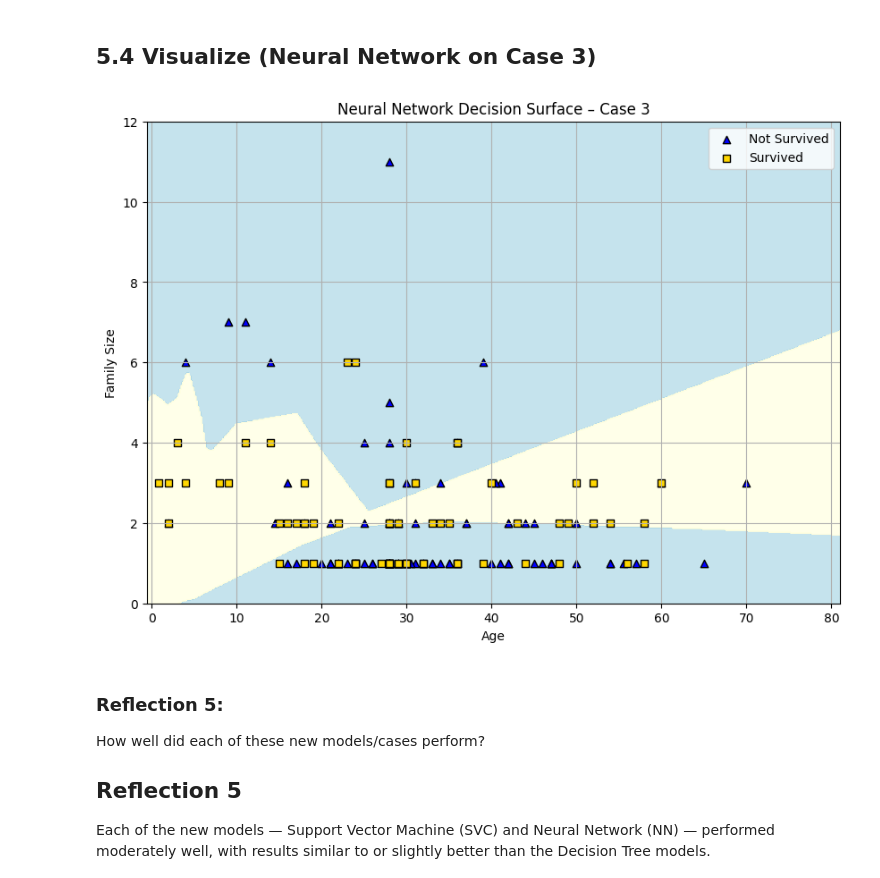
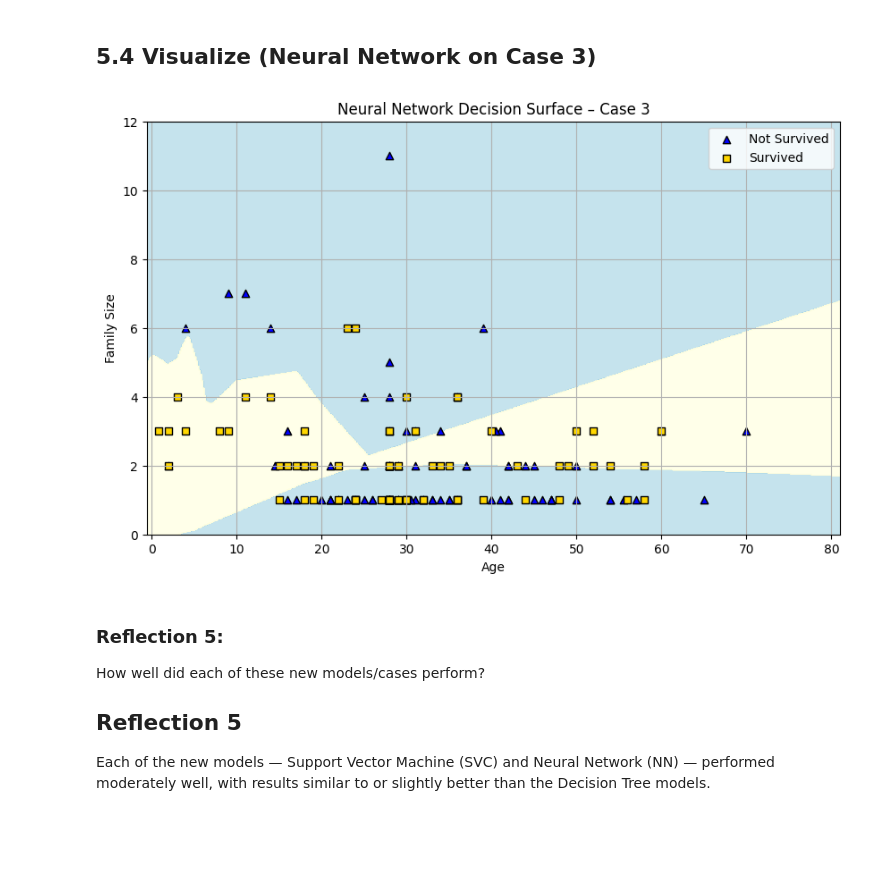
Before and after one commit to albertokabore/applied-ml-kabore, a Jupyter notebook: notebooks/project03/ml03_kabore.ipynb, the cells around one changed output. Cells and saved outputs as stored; diff of their text form; code cells hidden in the pictures; blank space fills up the shorter version.

```diff
--- a/notebooks/project03/ml03_kabore.ipynb
+++ b/notebooks/project03/ml03_kabore.ipynb
@@ -642,30 +642,30 @@ Z = Z.reshape(xx.shape)
 # %%
 
 # Plot the background decision surface
-plt.figure(figsize=(10, 7))
+plt.figure(figsize=(10, 6))
 cmap_background = ListedColormap(["lightblue", "lightyellow"])
 plt.contourf(xx, yy, Z, cmap=cmap_background, alpha=0.7)
 
 # Overlay actual test data
 plt.scatter(
     X3_test["age"][y3_test == 0],
     X3_test["family_size"][y3_test == 0],
     c="blue", marker="^", edgecolor="k", label="Not Survived"
 )
 plt.scatter(
     X3_test["age"][y3_test == 1],
     X3_test["family_size"][y3_test == 1],
     c="gold", marker="s", edgecolor="k", label="Survived"
 )
 
 plt.xlabel("Age")
 plt.ylabel("Family Size")
 plt.title("Neural Network Decision Surface – Case 3")
 plt.legend()
 plt.grid(True)
 plt.show()
 # %% [output]
-[figure, old version]
+[figure, new version]
 # %% [markdown]
 ### Reflection 5:
 
```
Also changed, not shown: parts of 3 cells of this notebook, 2 other files.
